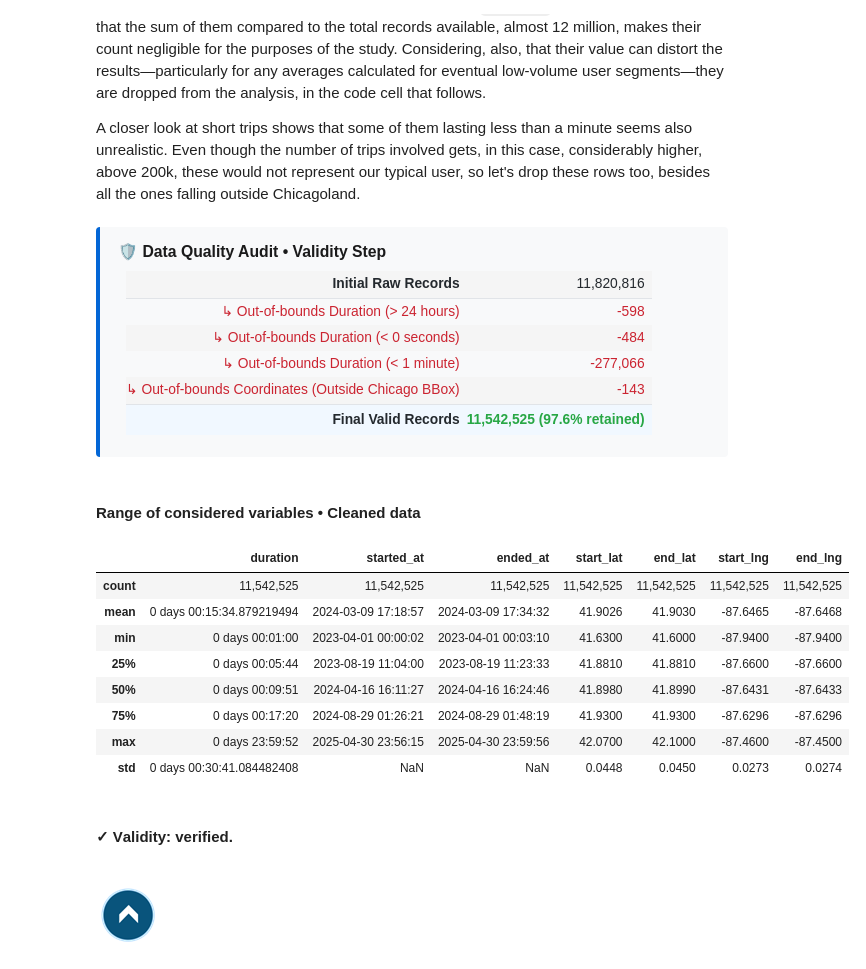
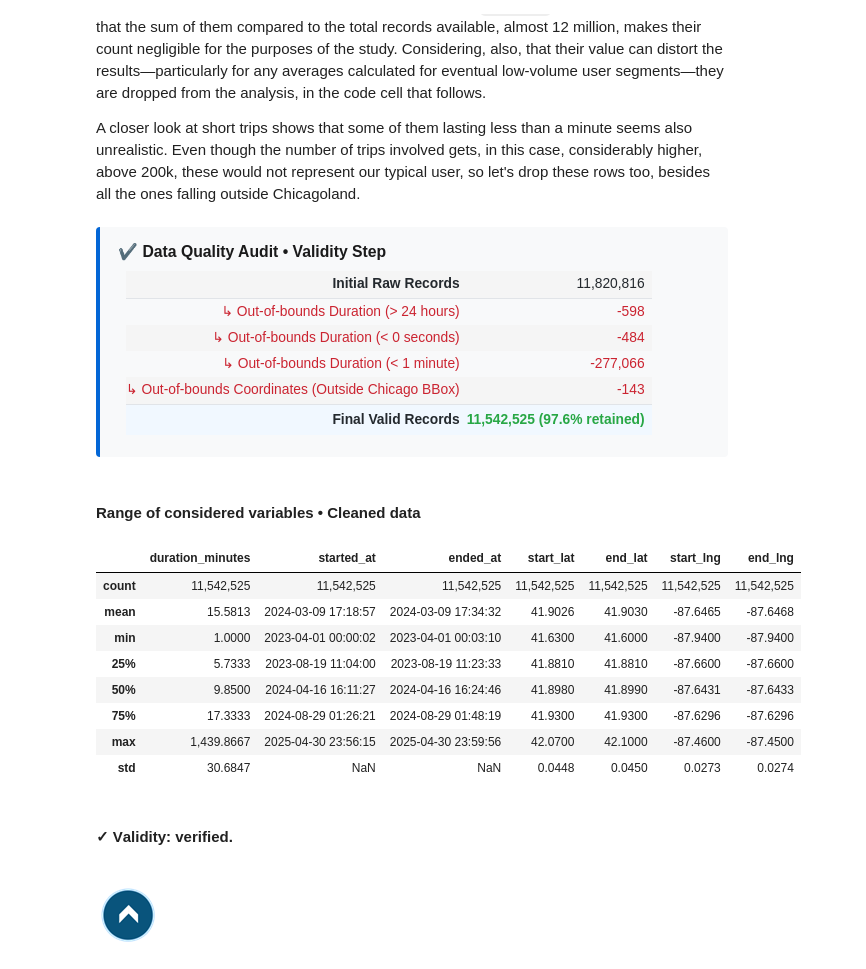
Before and after one commit to isis-santos-costa/divvy, a Jupyter notebook: divvy-analytics.ipynb, the cells around one changed output. Drawn from its saved outputs; the diff is of its cells as text; code cells hidden in the pictures.

```diff
--- a/divvy-analytics.ipynb
+++ b/divvy-analytics.ipynb
@@ -1710,9 +1845,9 @@ def format_describe_mixed(df):
     return formatted
 
 display_markdown("#### Range of considered variables • Raw data", raw=True)
-df['duration'] = df['ended_at'] - df['started_at']
+stg_rides['duration_minutes'] = (stg_rides['ended_at'] - stg_rides['started_at']).dt.total_seconds() / 60
 
 coord_cols = ['start_lat', 'end_lat', 'start_lng', 'end_lng']
-display(format_describe_mixed(df[['duration', 'started_at', 'ended_at'] + coord_cols]))
+display(format_describe_mixed(stg_rides[['duration_minutes', 'started_at', 'ended_at'] + coord_cols]))
 # %% [output]
 #### Range of considered variables • Raw data
@@ -1740,34 +1875,34 @@ A closer look at short trips shows that some of them lasting less than a minute
 lat_min, lat_max =  41.60,  42.10
 lng_min, lng_max = -87.95, -87.45
 
-initial_count = len(df)
+initial_count = len(stg_rides)
 
-mask_over_24h =  df['duration'] >  pd.Timedelta(  hours=24)
-mask_under_0s =  df['duration'] <  pd.Timedelta(seconds=0 )
-mask_under_1m = (df['duration'] >= pd.Timedelta(seconds=0 )) & (df['duration'] < pd.Timedelta(minutes=1))
+mask_over_24h =  stg_rides['duration_minutes'] >  (24 * 60)
+mask_under_0s =  stg_rides['duration_minutes'] <  (      0)
+mask_under_1m = (stg_rides['duration_minutes'] >= (      0)) & (stg_rides['duration_minutes'] < (1))
 
 spatial_valid_mask = (
-    df['start_lat'].between(lat_min, lat_max) &
-    df[  'end_lat'].between(lat_min, lat_max) &
-    df['start_lng'].between(lng_min, lng_max) &
-    df[  'end_lng'].between(lng_min, lng_max)
+    stg_rides['start_lat'].between(lat_min, lat_max) &
+    stg_rides[  'end_lat'].between(lat_min, lat_max) &
+    stg_rides['start_lng'].between(lng_min, lng_max) &
+    stg_rides[  'end_lng'].between(lng_min, lng_max)
 ).fillna(False)
 
 dropped_over_24h = mask_over_24h.sum()
 dropped_under_0s = mask_under_0s.sum()
 dropped_under_1m = mask_under_1m.sum()
 
-duration_valid_mask = (df['duration'] >= pd.Timedelta(minutes=1)) & (df['duration'] <= pd.Timedelta(hours=24))
-dropped_spatial = len(df[duration_valid_mask & ~spatial_valid_mask])
+duration_valid_mask = (stg_rides['duration_minutes'] >= 1) & (stg_rides['duration_minutes'] <= (24 * 60))
+dropped_spatial = len(stg_rides[duration_valid_mask & ~spatial_valid_mask])
 
-df = df[(duration_valid_mask) & (spatial_valid_mask)].reset_index(drop=True)
+stg_rides = stg_rides[(duration_valid_mask) & (spatial_valid_mask)].reset_index(drop=True)
 
-final_count = len(df)
+final_count = len(stg_rides)
 retention_pct = (final_count / initial_count) * 100
 
 validity_audit_txt = f"""
 <div style="background-color: #f8f9fa; border-left: 4px solid #0366d6; border-radius: 4px; padding: 14px 18px; margin: 12px 0;">
-    <strong style="font-size: 1.05em; color: #1a1a1a;">🛡️ Data Quality Audit • Validity Step</strong>
+    <strong style="font-size: 1.05em; color: #1a1a1a;">✔️ Data Quality Audit • Validity Step</strong>
     <table style="width: 100%; border-collapse: collapse; margin-top: 8px; font-size: 0.92em; color: #24292e;">
         <tr style="border-bottom: 1px solid #e1e4e8;">
             <td style="padding: 4px 0;"><b>Initial Raw Records</b></td>
@@ -1800,48 +1935,48 @@ validity_audit_txt = f"""
 display_markdown(validity_audit_txt, raw=True)
 
 display_markdown("#### Range of considered variables • Cleaned data", raw=True)
-display(format_describe_mixed(df[['duration', 'started_at', 'ended_at'] + coord_cols]))
+display(format_describe_mixed(stg_rides[['duration_minutes', 'started_at', 'ended_at'] + coord_cols]))
 # %% [output]
 
 <div style="background-color: #f8f9fa; border-left: 4px solid #0366d6; border-radius: 4px; padding: 14px 18px; margin: 12px 0;">
-    <strong style="font-size: 1.05em; color: #1a1a1a;">🛡️ Data Quality Audit • Validity Step</strong>
+    <strong style="font-size: 1.05em; color: #1a1a1a;">✔️ Data Quality Audit • Validity Step</strong>
     <table style="width: 100%; border-collapse: collapse; margin-top: 8px; font-size: 0.92em; color: #24292e;">
         <tr style="border-bottom: 1px solid #e1e4e8;">
             <td style="padding: 4px 0;"><b>Initial Raw Records</b></td>
             <td style="text-align: right; font-family: monospace;">11,820,816</td>
         </tr>
         <tr>
             <td style="padding: 4px 0; color: #cb2431;">↳ Out-of-bounds Duration (&gt; 24 hours)</td>
             <td style="text-align: right; font-family: monospace; color: #cb2431;">-598</td>
         </tr>
         <tr>
             <td style="padding: 4px 0; color: #cb2431;">↳ Out-of-bounds Duration (&lt; 0 seconds)</td>
             <td style="text-align: right; font-family: monospace; color: #cb2431;">-484</td>
         </tr>
         <tr>
             <td style="padding: 4px 0; color: #cb2431;">↳ Out-of-bounds Duration (&lt; 1 minute)</td>
             <td style="text-align: right; font-family: monospace; color: #cb2431;">-277,066</td>
         </tr>
         <tr style="border-bottom: 1px solid #e1e4e8;">
             <td style="padding: 4px 0; color: #cb2431;">↳ Out-of-bounds Coordinates (Outside Chicago BBox)</td>
             <td style="text-align: right; font-family: monospace; color: #cb2431;">-143</td>
         </tr>
         <tr style="font-weight: bold; background-color: #f1f8ff;">
             <td style="padding: 6px 0;">Final Valid Records</td>
             <td style="text-align: right; font-family: monospace; color: #28a745;">11,542,525 (97.6% retained)</td>
         </tr>
     </table>
 </div>
 #### Range of considered variables • Cleaned data
-|  | duration | started_at | ended_at | start_lat | end_lat | start_lng | end_lng |
+|  | duration_minutes | started_at | ended_at | start_lat | end_lat | start_lng | end_lng |
 | count | 11,542,525 | 11,542,525 | 11,542,525 | 11,542,525 | 11,542,525 | 11,542,525 | 11,542,525 |
-| mean | 0 days 00:15:34.879219494 | 2024-03-09 17:18:57 | 2024-03-09 17:34:32 | 41.9026 | 41.9030 | -87.6465 | -87.6468 |
-| min | 0 days 00:01:00 | 2023-04-01 00:00:02 | 2023-04-01 00:03:10 | 41.6300 | 41.6000 | -87.9400 | -87.9400 |
-| 25% | 0 days 00:05:44 | 2023-08-19 11:04:00 | 2023-08-19 11:23:33 | 41.8810 | 41.8810 | -87.6600 | -87.6600 |
-| 50% | 0 days 00:09:51 | 2024-04-16 16:11:27 | 2024-04-16 16:24:46 | 41.8980 | 41.8990 | -87.6431 | -87.6433 |
-| 75% | 0 days 00:17:20 | 2024-08-29 01:26:21 | 2024-08-29 01:48:19 | 41.9300 | 41.9300 | -87.6296 | -87.6296 |
-| max | 0 days 23:59:52 | 2025-04-30 23:56:15 | 2025-04-30 23:59:56 | 42.0700 | 42.1000 | -87.4600 | -87.4500 |
-| std | 0 days 00:30:41.084482408 | NaN | NaN | 0.0448 | 0.0450 | 0.0273 | 0.0274 |
+| mean | 15.5813 | 2024-03-09 17:18:57 | 2024-03-09 17:34:32 | 41.9026 | 41.9030 | -87.6465 | -87.6468 |
+| min | 1.0000 | 2023-04-01 00:00:02 | 2023-04-01 00:03:10 | 41.6300 | 41.6000 | -87.9400 | -87.9400 |
+| 25% | 5.7333 | 2023-08-19 11:04:00 | 2023-08-19 11:23:33 | 41.8810 | 41.8810 | -87.6600 | -87.6600 |
+| 50% | 9.8500 | 2024-04-16 16:11:27 | 2024-04-16 16:24:46 | 41.8980 | 41.8990 | -87.6431 | -87.6433 |
+| 75% | 17.3333 | 2024-08-29 01:26:21 | 2024-08-29 01:48:19 | 41.9300 | 41.9300 | -87.6296 | -87.6296 |
+| max | 1,439.8667 | 2025-04-30 23:56:15 | 2025-04-30 23:59:56 | 42.0700 | 42.1000 | -87.4600 | -87.4500 |
+| std | 30.6847 | NaN | NaN | 0.0448 | 0.0450 | 0.0273 | 0.0274 |
 # %% [markdown]
 #### **✓** **V**alidity: verified.
 
```
Also changed, not shown: parts of 28 cells of this notebook.
